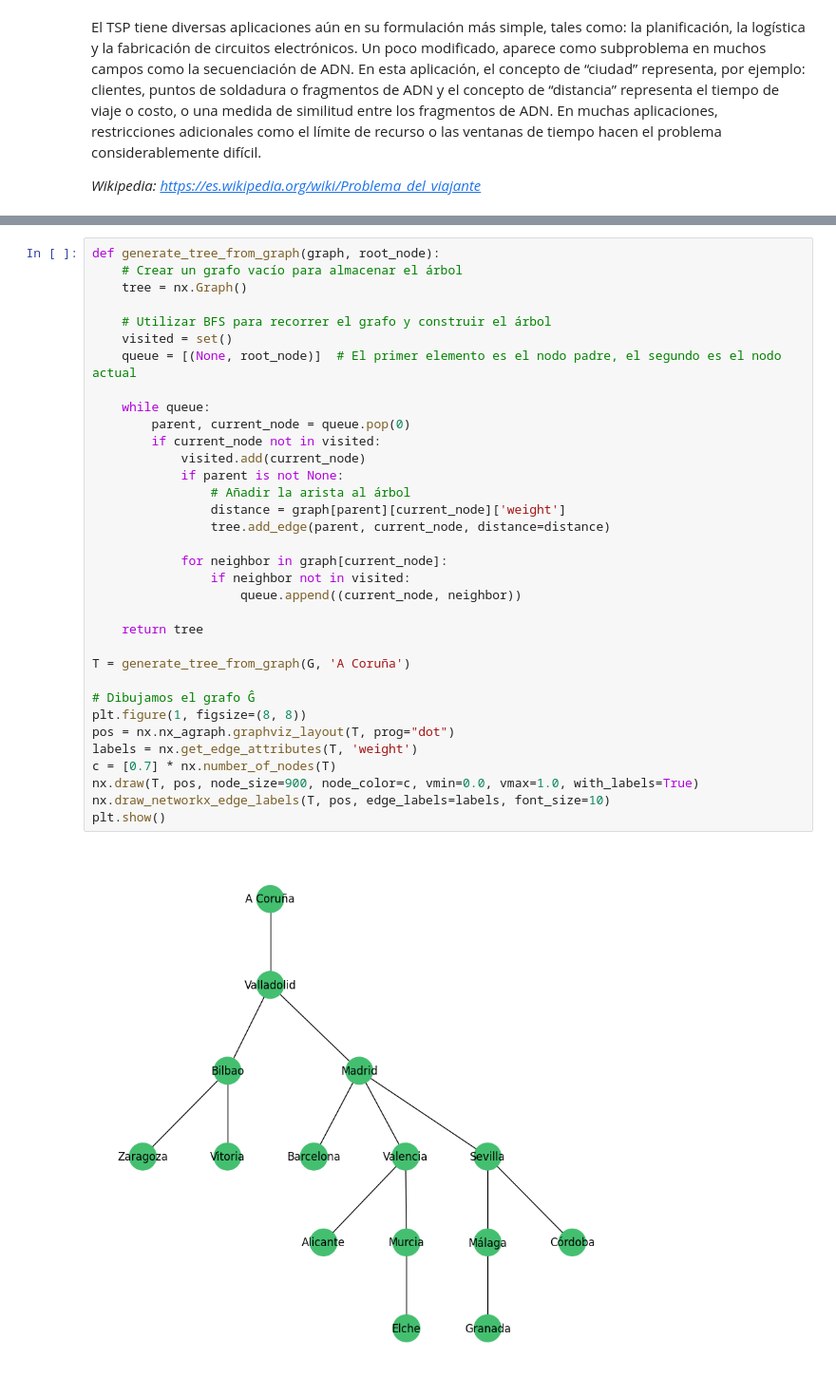
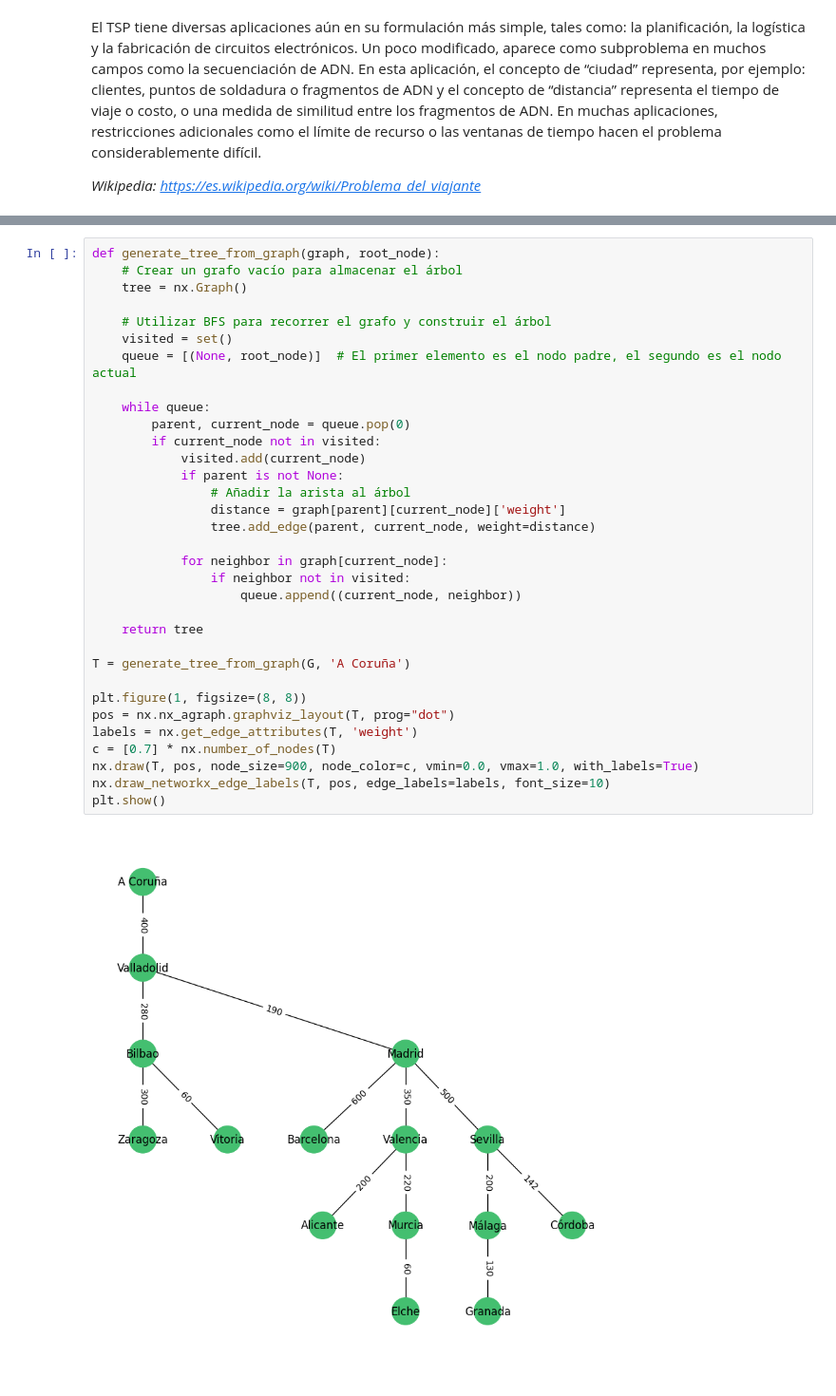
Before and after one commit to FranPuentes/iTI2024, a Jupyter notebook: Cap. 3 - grafos.ipynb, the cells around one changed output, grey strips where cells are left out. Shown at 95% size. Cells and saved outputs as stored; diff of their text form.

```diff
--- a/Cap. 3 - grafos.ipynb
+++ b/Cap. 3 - grafos.ipynb
@@ -160,33 +181,32 @@ def generate_tree_from_graph(graph, root_node):
     tree = nx.Graph()
 
     # Utilizar BFS para recorrer el grafo y construir el árbol
     visited = set()
     queue = [(None, root_node)]  # El primer elemento es el nodo padre, el segundo es el nodo actual
 
     while queue:
         parent, current_node = queue.pop(0)
         if current_node not in visited:
             visited.add(current_node)
             if parent is not None:
                 # Añadir la arista al árbol
                 distance = graph[parent][current_node]['weight']
-                tree.add_edge(parent, current_node, distance=distance)
+                tree.add_edge(parent, current_node, weight=distance)
 
             for neighbor in graph[current_node]:
                 if neighbor not in visited:
                     queue.append((current_node, neighbor))
 
     return tree
 
 T = generate_tree_from_graph(G, 'A Coruña')
 
-# Dibujamos el grafo Ĝ
 plt.figure(1, figsize=(8, 8))
 pos = nx.nx_agraph.graphviz_layout(T, prog="dot")
 labels = nx.get_edge_attributes(T, 'weight')
 c = [0.7] * nx.number_of_nodes(T)
 nx.draw(T, pos, node_size=900, node_color=c, vmin=0.0, vmax=1.0, with_labels=True)
 nx.draw_networkx_edge_labels(T, pos, edge_labels=labels, font_size=10)
 plt.show()
 # %% [output]
-[figure, old version]
+[figure, new version]
```
Also changed, not shown: parts of 9 cells of this notebook, 1 other file.
